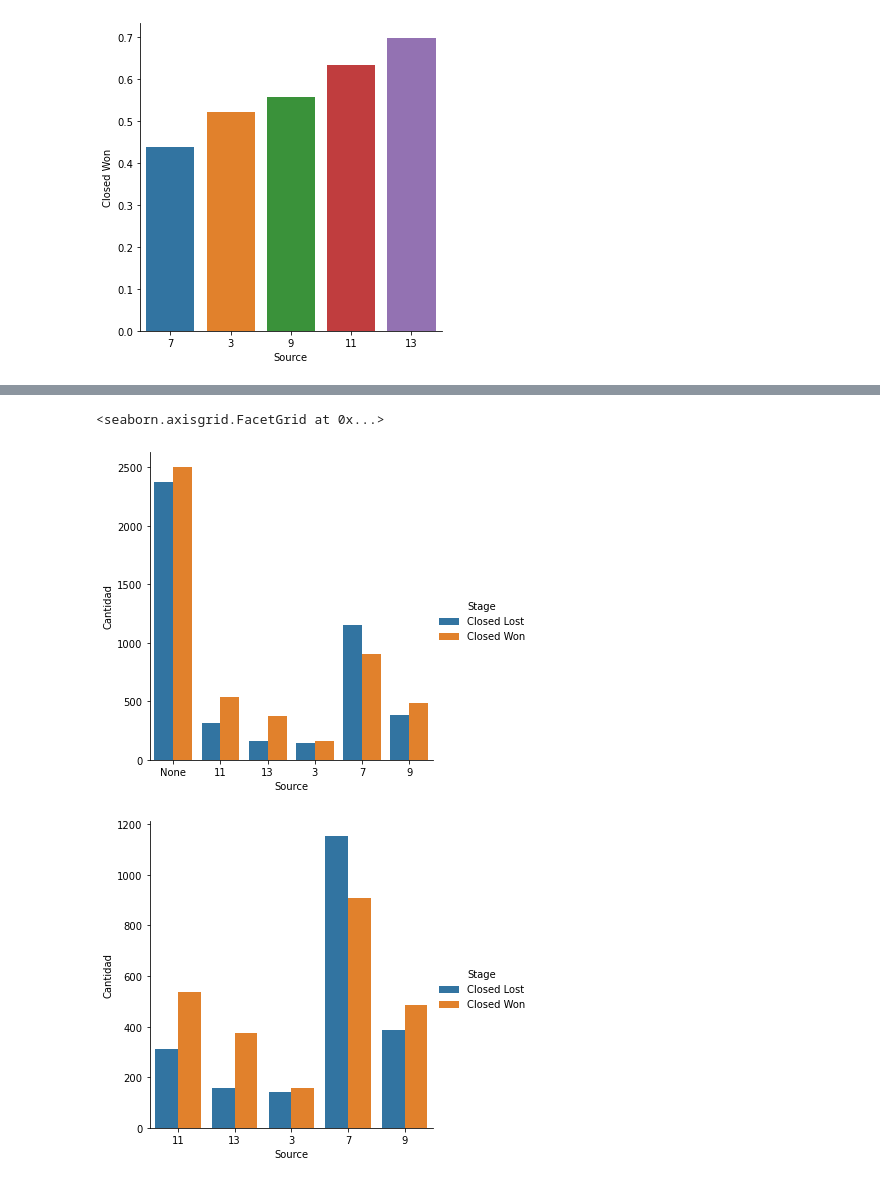
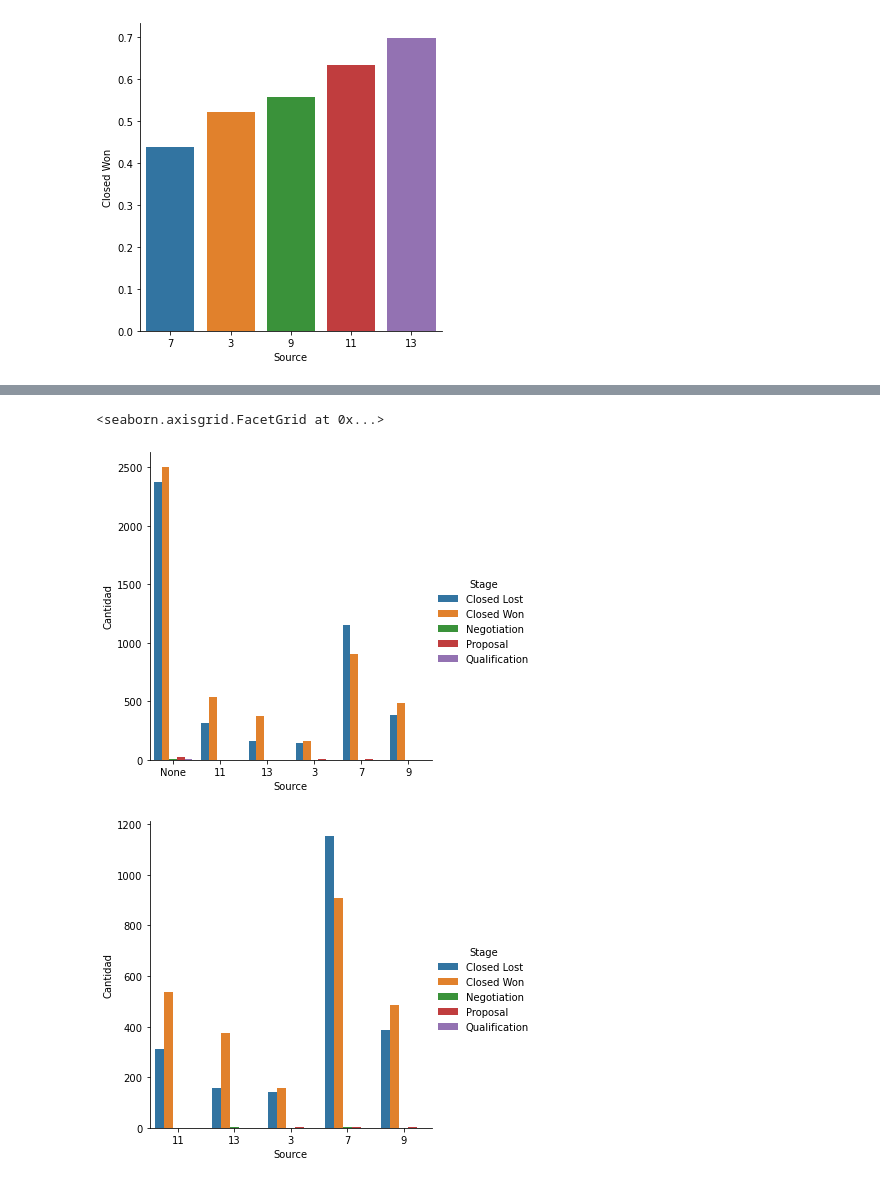
Before and after one commit to RiedelNicolas/75.06-2C2020-TP1, a Jupyter notebook: Source Analysis.ipynb, the cells around one changed output, grey strips where cells are left out. Cells and saved outputs as stored; diff of their text form; code cells hidden in the pictures.

Commit message:
Arreglo una cosa del analisis de source que estaba filtrando mal

```diff
--- a/Source Analysis.ipynb
+++ b/Source Analysis.ipynb
@@ -97,8 +99,12 @@ sns.catplot(x="Source", y="Closed Won",kind="bar", data=sourcesVsWonFilteredWith
 # %%
-sourcesVsStage = opportunities.groupby(["Source","Stage"]).agg({"Opportunity_ID":"count"})
+sourcesVsStage = opportunities.groupby(["Source","Stage"]).agg({"Opportunity_ID":"count"})#Consigo la cantidad de veces de cada Stage por cada source
 sourcesVsStage = sourcesVsStage.reset_index()
 sourcesVsStage["Source"] = sourcesVsStage["Source"].apply(lambda x: x.replace("Source_",""))
 sourcesVsStage.rename(columns={"Opportunity_ID":"Cantidad"},inplace = True)
-sourcesVsStage = sourcesVsStage[sourcesVsStage["Cantidad"]>100]
+total = sourcesVsStage.groupby("Source").agg({"Cantidad":"sum"}) #La cantidad total de veces que aparece source
+sourcesVsStage.set_index("Source",inplace=True)
+sourcesVsStage["Total"] = total["Cantidad"]
+sourcesVsStage = sourcesVsStage[sourcesVsStage["Total"]>100]#Filtro a los q tienen mas de 100 entradas
+sourcesVsStage.reset_index(inplace=True)
 sourcesVsStage
 # %% [output]
@@ -118,8 +128,10 @@ sourcesVsStage
 # %%
 sns.catplot(x="Source",y="Cantidad",hue="Stage",data=sourcesVsStage,kind="bar")
-sourcesVsStage.drop(axis=0,labels=[0,1],inplace=True)
+sourcesVsStage.drop(axis=0,labels=[0,1,2,3,4],inplace=True)
 sns.catplot(x="Source",y="Cantidad",hue="Stage",data=sourcesVsStage,kind="bar")
+
+#ME PARECE QUE VA A SER MEJOR SOLO VER CLOSED WON Y CLOSED LOST PORQUE LOS OTROS TIENEN MUY POCOS VALORES
 # %% [output]
 <seaborn.axisgrid.FacetGrid at 0x...>
-[figure, old version]
+[figure, new version]
-[figure, old version]
+[figure, new version]
```
Also changed, not shown: parts of 4 cells of this notebook.
